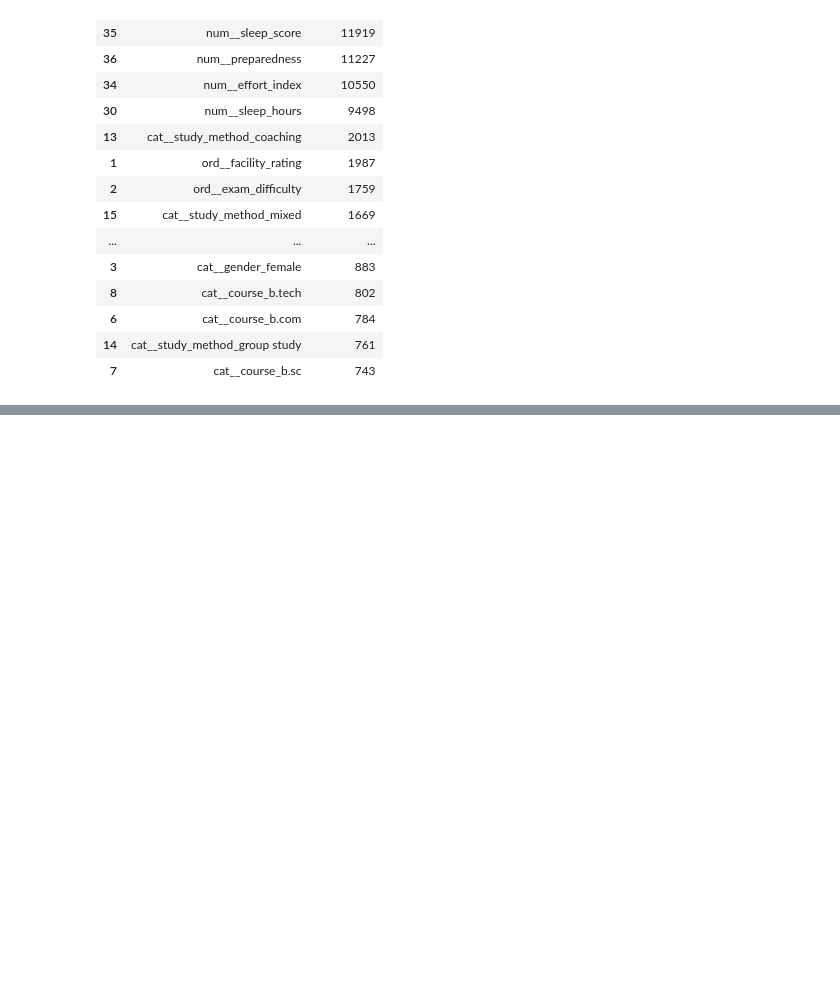
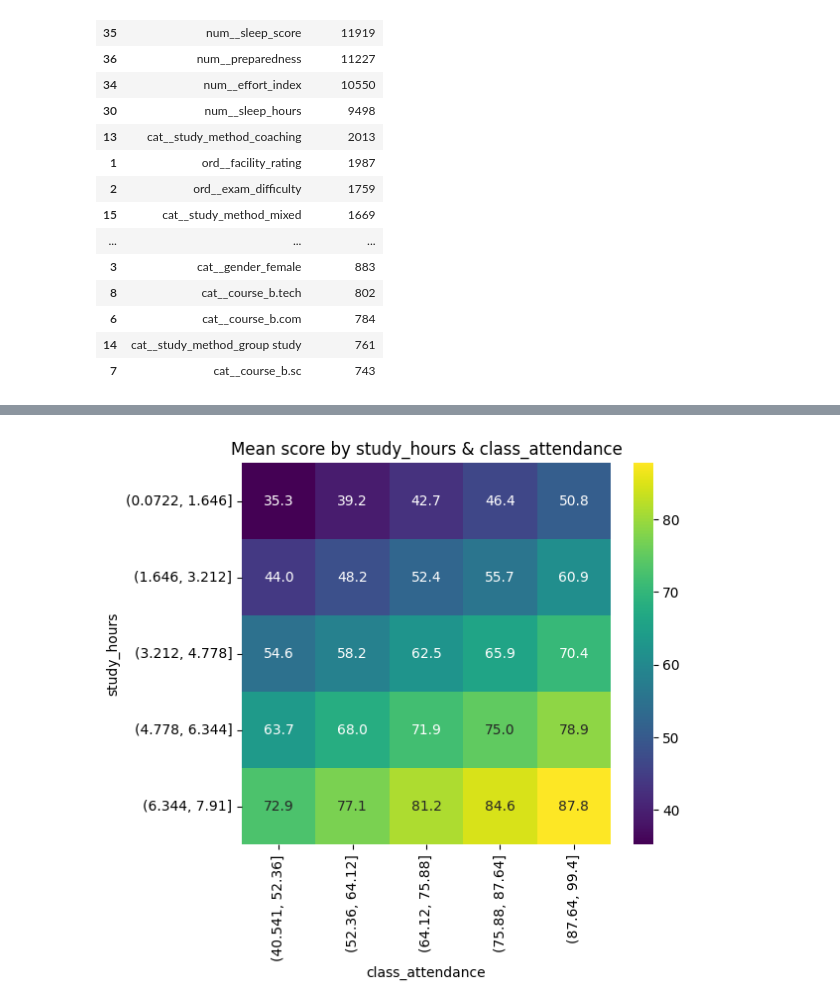
Before and after one commit to KetchupJL/Kaggle-Competitions, a Jupyter notebook: Predicting Student Test Scores/notebook1.ipynb, the cells around one changed output, grey strips where cells are left out. Drawn from its saved outputs; the diff is of its cells as text; code cells hidden in the pictures; blank space fills up the shorter version.

```diff
--- a/Predicting Student Test Scores/notebook1.ipynb
+++ b/Predicting Student Test Scores/notebook1.ipynb
@@ -811,0 +826,14 @@ for col in num_cols:
+# %%
+pivot = train.pivot_table(
+    values="exam_score",
+    index=pd.cut(train["study_hours"], bins=5),
+    columns=pd.cut(train["class_attendance"], bins=5),
+    aggfunc="mean"
+)
+
+plt.figure(figsize=(6,5))
+sns.heatmap(pivot, annot=True, fmt=".1f", cmap="viridis")
+plt.title("Mean score by study_hours & class_attendance")
+plt.show()
+# %% [output]
+[figure, added]
```
Also changed, not shown: parts of 4 cells of this notebook.
